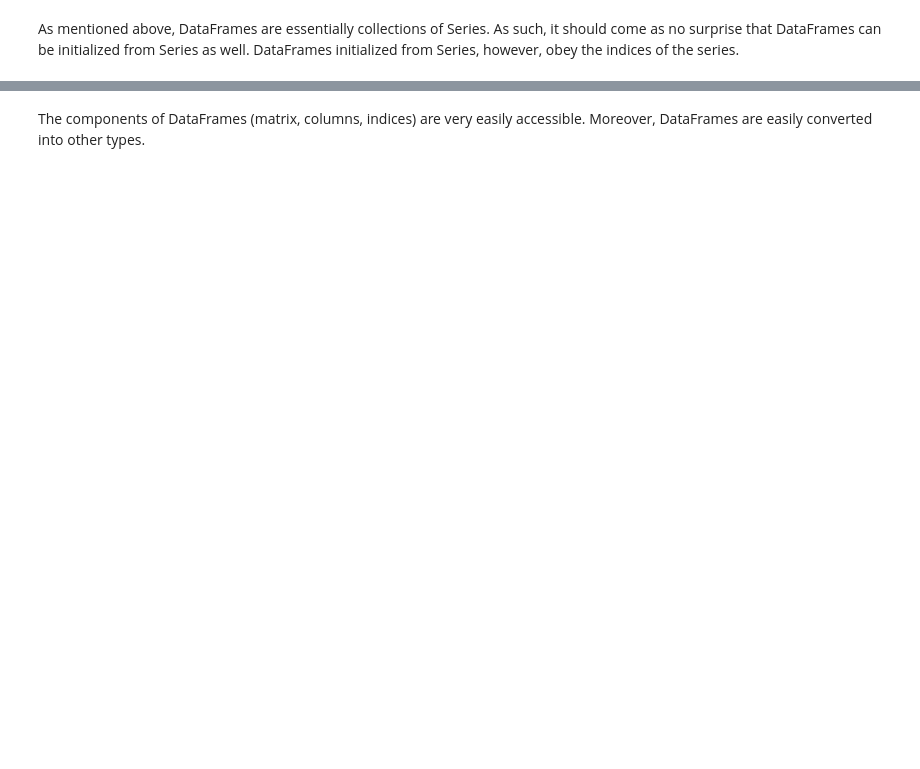
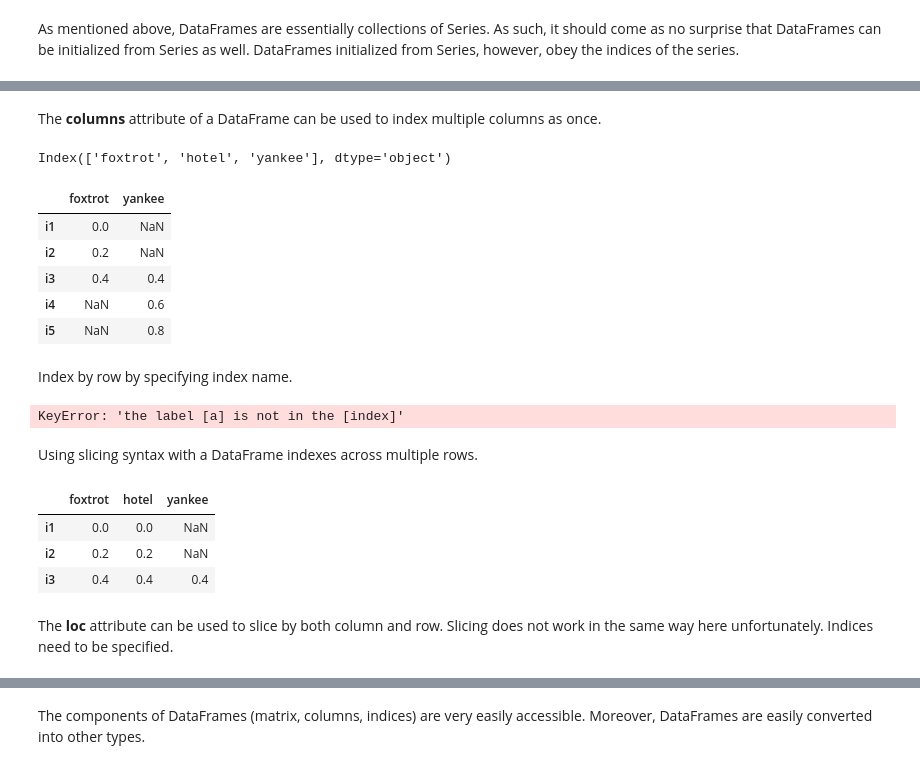
Before and after one commit to szorowi1/qmss2017, a Jupyter notebook: module2/module2_notes.ipynb, the cells around one changed output, grey strips where cells are left out. Cells and saved outputs as stored; diff of their text form; code cells hidden in the pictures; blank space fills up the shorter version.

```diff
--- a/module2/module2_notes.ipynb
+++ b/module2/module2_notes.ipynb
@@ -429,0 +461,30 @@ df[df['yankee'] > 0.5 ]
+# %% [markdown]
+The **columns** attribute of a DataFrame can be used to index multiple columns as once.
+# %%
+print(df.columns)
+df[ df.columns[::2] ]
+# %% [output]
+Index(['foxtrot', 'hotel', 'yankee'], dtype='object')
+|  | foxtrot | yankee |
+| i1 | 0.0 | NaN |
+| i2 | 0.2 | NaN |
+| i3 | 0.4 | 0.4 |
+| i4 | NaN | 0.6 |
+| i5 | NaN | 0.8 |
+# %% [markdown]
+Index by row by specifying index name.
+# %%
+df.loc['a']
+# %% [output]
+KeyError: 'the label [a] is not in the [index]'
+# %% [markdown]
+Using slicing syntax with a DataFrame indexes across multiple rows.
+# %%
+df[:3]
+# %% [output]
+|  | foxtrot | hotel | yankee |
+| i1 | 0.0 | 0.0 | NaN |
+| i2 | 0.2 | 0.2 | NaN |
+| i3 | 0.4 | 0.4 | 0.4 |
+# %% [markdown]
+The **loc** attribute can be used to slice by both column and row. Slicing does not work in the same way here unfortunately. Indices need to be specified.
```
Also changed, not shown: parts of 66 cells of this notebook, 1 other file.
